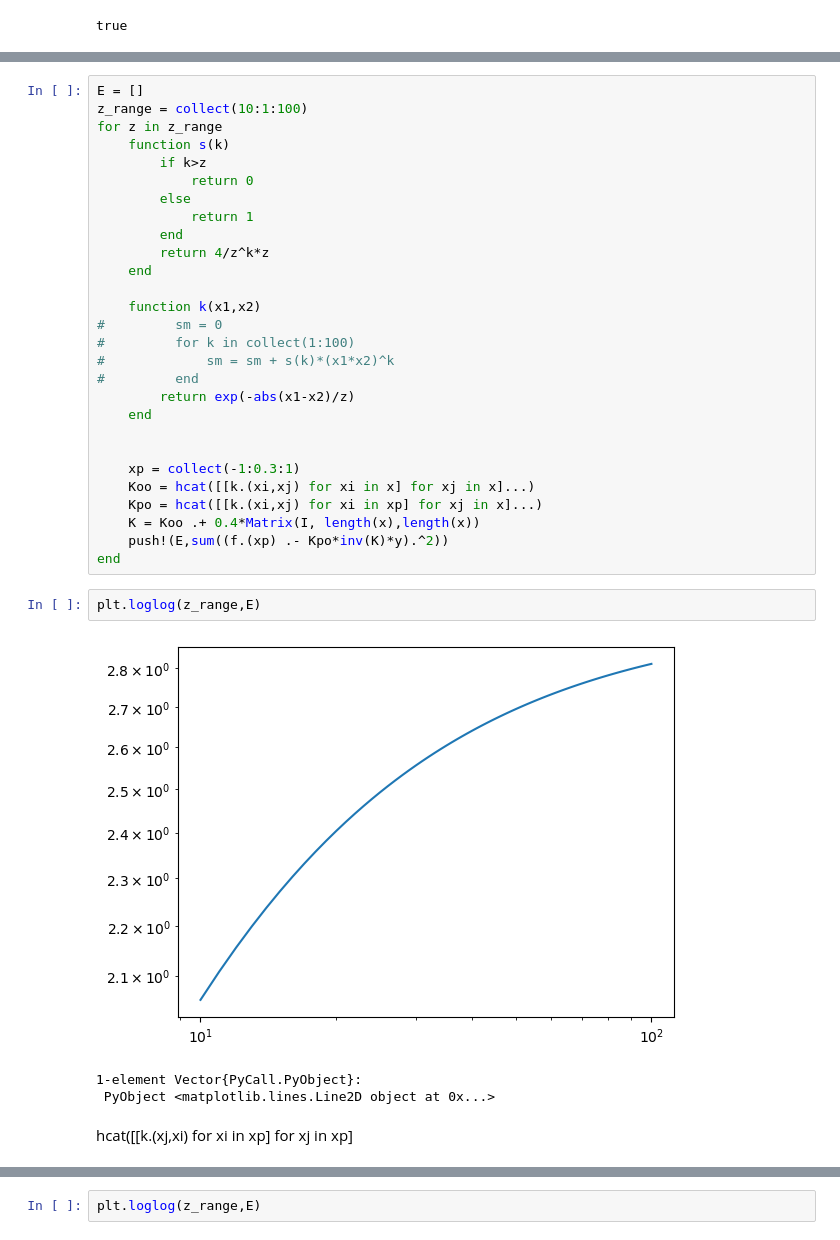
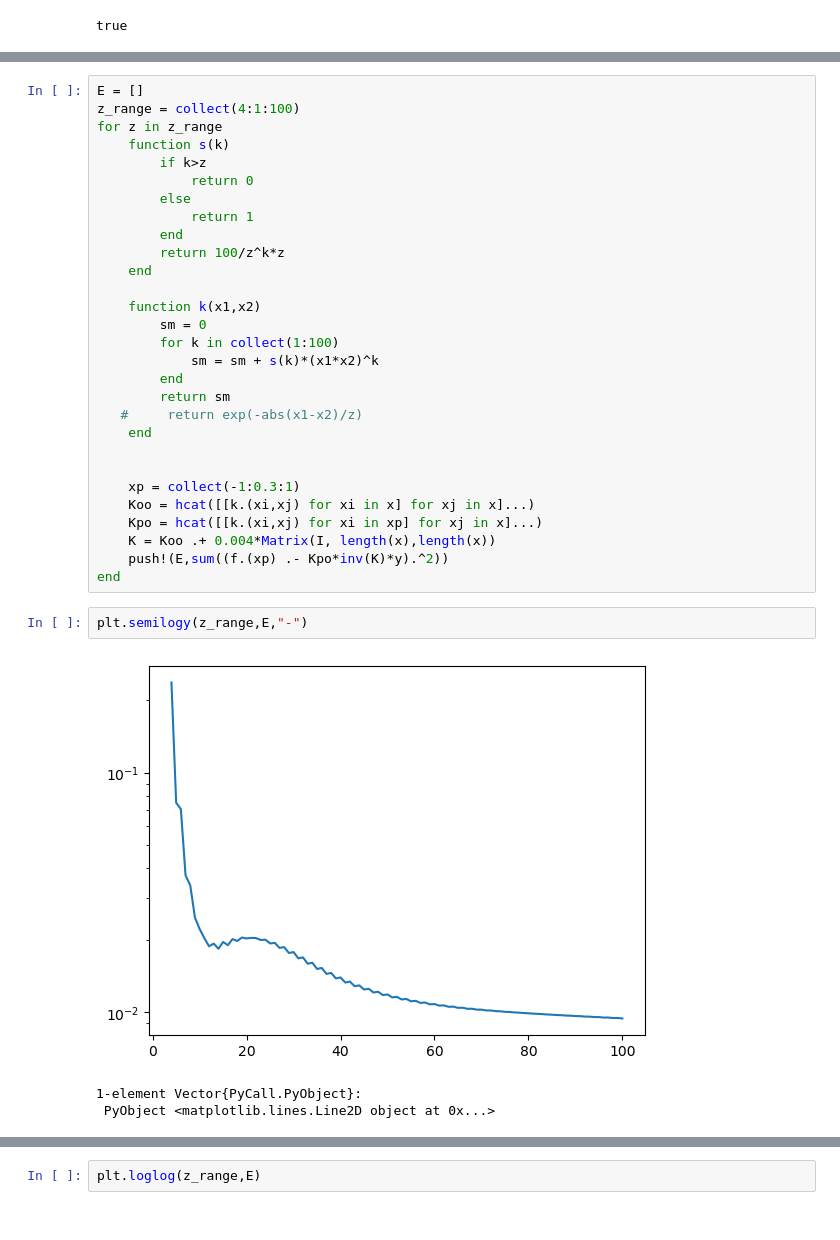
Before and after one commit to elevien/math50, a Jupyter notebook: code/fun/double_descent_GP.ipynb, the cells around one changed output, grey strips where cells are left out. Saved outputs shown, nothing was run; the diff lists cells and outputs as text.

```diff
--- a/code/fun/double_descent_GP.ipynb
+++ b/code/fun/double_descent_GP.ipynb
@@ -37,7 +37,7 @@ plt.plot(x,y,"o")
  PyObject <matplotlib.lines.Line2D object at 0x...>
 # %%
 E = []
-z_range = collect(10:1:100)
+z_range = collect(4:1:100)
 for z in z_range
     function s(k)
         if k>z
@@ -45,32 +45,31 @@ for z in z_range
         else
             return 1
         end
-        return 4/z^k*z
+        return 100/z^k*z
     end
 
     function k(x1,x2)
-#         sm = 0
-#         for k in collect(1:100)
-#             sm = sm + s(k)*(x1*x2)^k
-#         end
-        return exp(-abs(x1-x2)/z)
+        sm = 0
+        for k in collect(1:100)
+            sm = sm + s(k)*(x1*x2)^k
+        end
+        return sm
+   #     return exp(-abs(x1-x2)/z)
     end
 
 
     xp = collect(-1:0.3:1)
     Koo = hcat([[k.(xi,xj) for xi in x] for xj in x]...)
     Kpo = hcat([[k.(xi,xj) for xi in xp] for xj in x]...)
-    K = Koo .+ 0.4*Matrix(I, length(x),length(x))
+    K = Koo .+ 0.004*Matrix(I, length(x),length(x))
     push!(E,sum((f.(xp) .- Kpo*inv(K)*y).^2))
 end
 # %%
-plt.loglog(z_range,E)
+plt.semilogy(z_range,E,"-")
 # %% [output]
-[figure, old version]
+[figure, new version]
 1-element Vector{PyCall.PyObject}:
  PyObject <matplotlib.lines.Line2D object at 0x...>
-# %% [markdown]
-hcat([[k.(xj,xi) for xi in xp] for xj in xp]
 # %%
 E = []
 z_range = collect(10:1:100)
```
Also changed, not shown: parts of 3 cells of this notebook, 1 other file.
